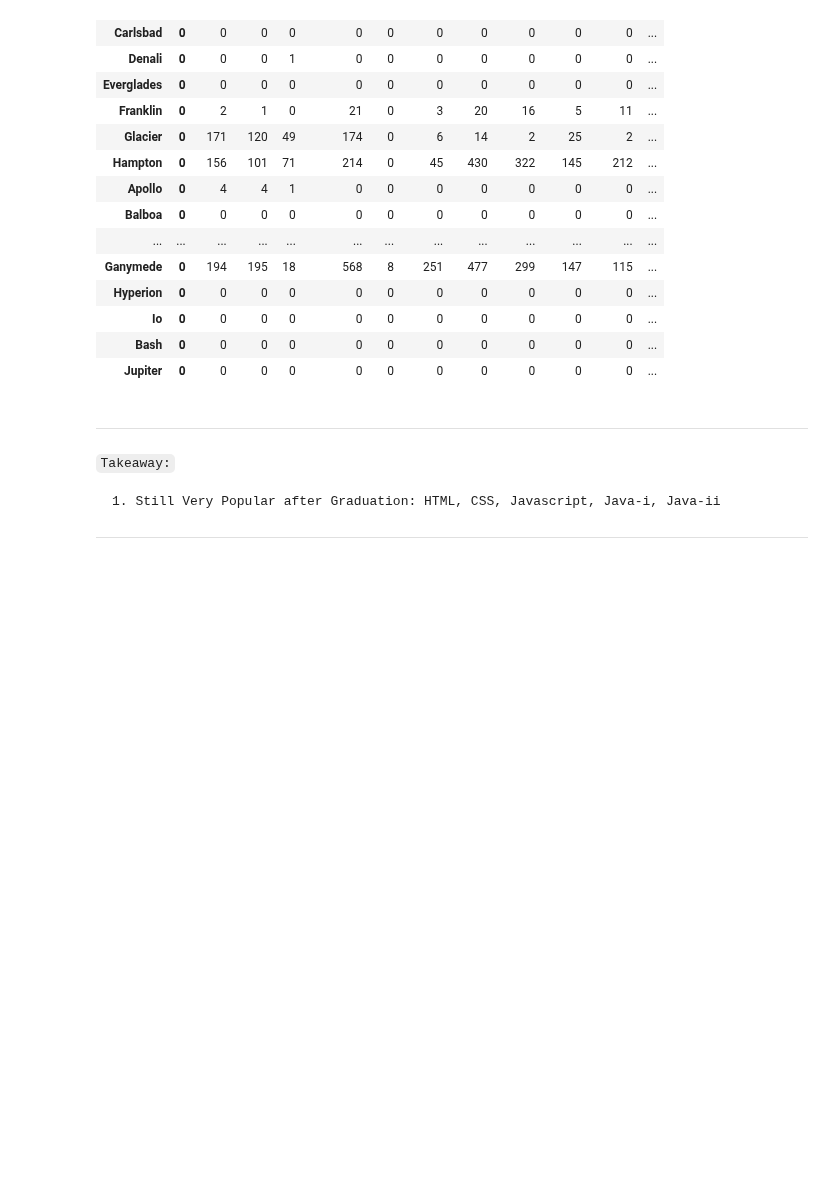
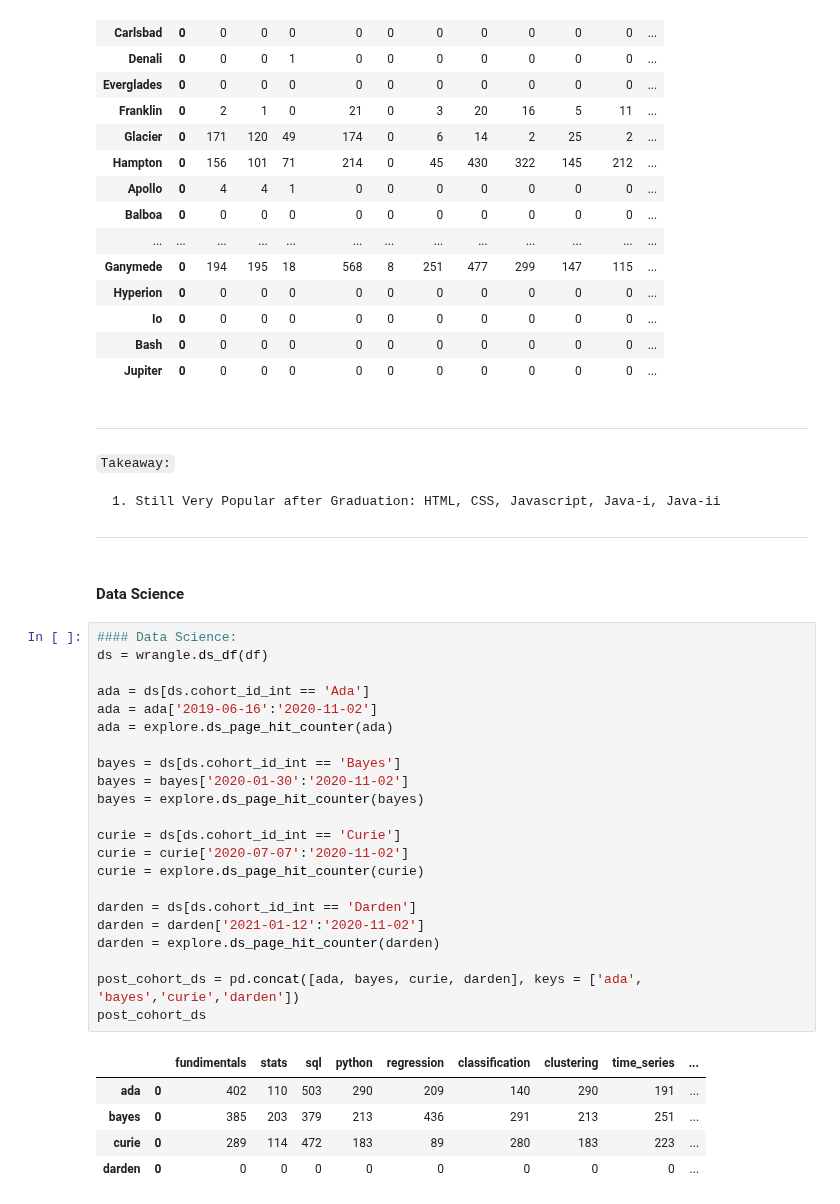
Before and after one commit to CSolitaire/anomaly-detection-exercises, a Jupyter notebook: anomaly_detection_mini_project.ipynb, the cells around one changed output. Cells and saved outputs as stored; diff of their text form; blank space fills up the shorter version.

```diff
--- a/anomaly_detection_mini_project.ipynb
+++ b/anomaly_detection_mini_project.ipynb
@@ -1939,3 +1951,33 @@ post_cohort_web
     1. Still Very Popular after Graduation: HTML, CSS, Javascript, Java-i, Java-ii
 
 ***
+# %% [markdown]
+#### Data Science
+# %%
+#### Data Science:
+ds = wrangle.ds_df(df)
+
+ada = ds[ds.cohort_id_int == 'Ada']
+ada = ada['2019-06-16':'2020-11-02']
+ada = explore.ds_page_hit_counter(ada)
+
+bayes = ds[ds.cohort_id_int == 'Bayes']
+bayes = bayes['2020-01-30':'2020-11-02']
+bayes = explore.ds_page_hit_counter(bayes)
+
+curie = ds[ds.cohort_id_int == 'Curie']
+curie = curie['2020-07-07':'2020-11-02']
+curie = explore.ds_page_hit_counter(curie)
+
+darden = ds[ds.cohort_id_int == 'Darden']
+darden = darden['2021-01-12':'2020-11-02']
+darden = explore.ds_page_hit_counter(darden)
+
+post_cohort_ds = pd.concat([ada, bayes, curie, darden], keys = ['ada', 'bayes','curie','darden'])
+post_cohort_ds
+# %% [output]
+|  |  | fundimentals | stats | sql | python | regression | classification | clustering | time_series | ... |
+| ada | 0 | 402 | 110 | 503 | 290 | 209 | 140 | 290 | 191 | ... |
+| bayes | 0 | 385 | 203 | 379 | 213 | 436 | 291 | 213 | 251 | ... |
+| curie | 0 | 289 | 114 | 472 | 183 | 89 | 280 | 183 | 223 | ... |
+| darden | 0 | 0 | 0 | 0 | 0 | 0 | 0 | 0 | 0 | ... |
```
Also changed, not shown: parts of 12 cells of this notebook.
